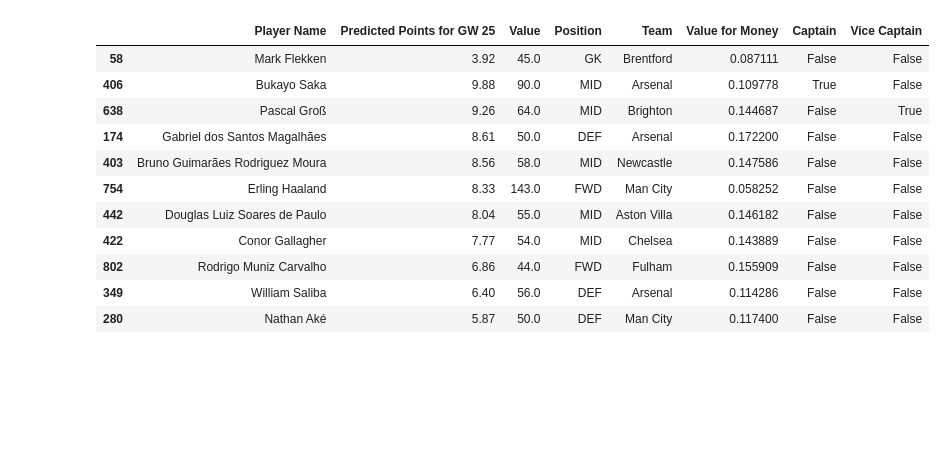
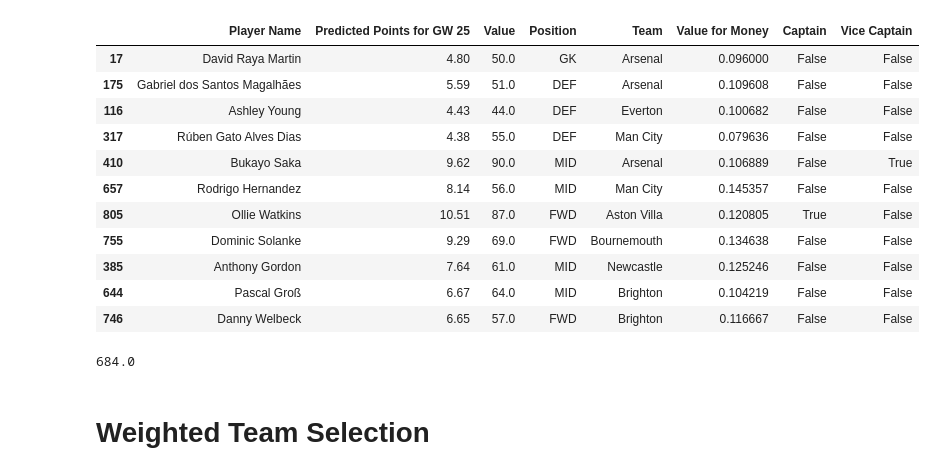
Before and after one commit to Emre-Akgul/Fantasy-Premier-League-Recommender-System, a Jupyter notebook: src/Team_Selection.ipynb, the cells around one changed output. Drawn from its saved outputs; the diff is of its cells as text; code cells hidden in the pictures; blank space fills up the shorter version.

Commit message:
Added GW24 Updated Team Selection
Eleven and substitutes now selected in different manner.

```diff
--- a/src/Team_Selection.ipynb
+++ b/src/Team_Selection.ipynb
@@ -136,6 +142,6 @@ Name: Predicted Points for GW 25, Length: 261, dtype: float64
 # %%
 # Adjust the target gameweek for training to 24
-training_target_gw = 24
+training_target_gw = 25
 
 # Prepare features for goalkeepers up to the 24th gameweek
 goalkeeper_features_up_to_24 = create_midfielder_features(gw_data_frames, training_target_gw - 1)
@@ -152,12 +158,14 @@ common_indices_train = goalkeeper_features_up_to_24.index.intersection(y_train.i
 X_train_filtered = goalkeeper_features_up_to_24.loc[common_indices_train]
 y_train_filtered = y_train.loc[common_indices_train]
 
+y_train_no_duplicates = y_train_filtered[~y_train_filtered.index.duplicated(keep='first')]
+
 # Train the Random Forest model with data up to the 24th gameweek
 rf_model = RandomForestRegressor(n_estimators=100, random_state=42)
-rf_model.fit(X_train_filtered, y_train_filtered.values.ravel())
+rf_model.fit(X_train_filtered, y_train_no_duplicates.values.ravel())
 
 # Now, prepare features for the 25th gameweek using data up to the 24th
-goalkeeper_features_up_to_24 = create_midfielder_features(gw_data_frames, 24)
+goalkeeper_features_up_to_24 = create_midfielder_features(gw_data_frames, training_target_gw)
 
 # Since we do not have actual points for the 25th gameweek yet, we use the features to predict
 # No need to prepare a target variable (y) for the 25th gameweek as we are predicting it
@@ -190,6 +198,6 @@ Name: Predicted Points for GW 25, Length: 357, dtype: float64
 # %%
 # Adjust the target gameweek for training to 24
-training_target_gw = 24
+training_target_gw = 25
 
 # Prepare features for goalkeepers up to the 24th gameweek
 goalkeeper_features_up_to_24 = create_forward_features(gw_data_frames, training_target_gw - 1)
@@ -206,12 +214,14 @@ common_indices_train = goalkeeper_features_up_to_24.index.intersection(y_train.i
 X_train_filtered = goalkeeper_features_up_to_24.loc[common_indices_train]
 y_train_filtered = y_train.loc[common_indices_train]
 
+y_train_no_duplicates = y_train_filtered[~y_train_filtered.index.duplicated(keep='first')]
+
 # Train the Random Forest model with data up to the 24th gameweek
 rf_model = RandomForestRegressor(n_estimators=100, random_state=42)
-rf_model.fit(X_train_filtered, y_train_filtered.values.ravel())
+rf_model.fit(X_train_filtered, y_train_no_duplicates.values.ravel())
 
 # Now, prepare features for the 25th gameweek using data up to the 24th
-goalkeeper_features_up_to_24 = create_forward_features(gw_data_frames, 24)
+goalkeeper_features_up_to_24 = create_forward_features(gw_data_frames, 25)
 
 # Since we do not have actual points for the 25th gameweek yet, we use the features to predict
 # No need to prepare a target variable (y) for the 25th gameweek as we are predicting it
@@ -284,5 +294,5 @@ all_predictions_df
 # %%
-current_gw = 24
+current_gw = 25
 current_gw_data = gw_data_frames[current_gw]
 # %%
 current_gw_data
@@ -302,0 +313,5 @@ current_gw_data
+# %%
+current_gw_data = current_gw_data.drop_duplicates(subset='name', keep='first').set_index('name')
+current_gw_data = current_gw_data.reset_index()
+
+current_gw_data
@@ -465,26 +494,37 @@ selected_players_data
 # %%
 best_gk = selected_players_data[selected_players_data['Position'] == 'GK'].nlargest(1, 'Predicted Points for GW 25')
-best_ten = selected_players_data[selected_players_data['Position'] != 'GK'].nlargest(10, 'Predicted Points for GW 25')
+best_defenders = selected_players_data[selected_players_data['Position'] == 'DEF'].nlargest(3, 'Predicted Points for GW 25')
+best_midfielders = selected_players_data[selected_players_data['Position'] == 'MID'].nlargest(2, 'Predicted Points for GW 25')
+best_forward = selected_players_data[selected_players_data['Position'] == 'FWD'].nlargest(1, 'Predicted Points for GW 25')
 
-best_eleven = pd.concat([best_gk, best_ten])
+# Select last 4 from the players with highest predicted points that are not in best_gk, best_defenders, best_midfielders, best_forward
+best_four = selected_players_data[~selected_players_data['Player Name'].isin(pd.concat([best_gk, best_defenders, best_midfielders, best_forward])['Player Name'])].nlargest(4, 'Predicted Points for GW 25')
+
+best_eleven = pd.concat([best_gk, best_defenders, best_midfielders, best_forward, best_four])
 
 best_eleven["Captain"] = False
 best_eleven["Vice Captain"] = False
 
 best_eleven.loc[best_eleven['Predicted Points for GW 25'].idxmax(), 'Captain'] = True
 best_eleven.loc[best_eleven[best_eleven["Captain"] == False]['Predicted Points for GW 25'].idxmax(), 'Vice Captain'] = True
 
 best_eleven
 # %% [output]
 |  | Player Name | Predicted Points for GW 25 | Value | Position | Team | Value for Money | Captain | Vice Captain |
-| 58 | Mark Flekken | 3.92 | 45.0 | GK | Brentford | 0.087111 | False | False |
-| 406 | Bukayo Saka | 9.88 | 90.0 | MID | Arsenal | 0.109778 | True | False |
-| 638 | Pascal Groß | 9.26 | 64.0 | MID | Brighton | 0.144687 | False | True |
-| 174 | Gabriel dos Santos Magalhães | 8.61 | 50.0 | DEF | Arsenal | 0.172200 | False | False |
-| 403 | Bruno Guimarães Rodriguez Moura | 8.56 | 58.0 | MID | Newcastle | 0.147586 | False | False |
-| 754 | Erling Haaland | 8.33 | 143.0 | FWD | Man City | 0.058252 | False | False |
-| 442 | Douglas Luiz Soares de Paulo | 8.04 | 55.0 | MID | Aston Villa | 0.146182 | False | False |
-| 422 | Conor Gallagher | 7.77 | 54.0 | MID | Chelsea | 0.143889 | False | False |
-| 802 | Rodrigo Muniz Carvalho | 6.86 | 44.0 | FWD | Fulham | 0.155909 | False | False |
-| 349 | William Saliba | 6.40 | 56.0 | DEF | Arsenal | 0.114286 | False | False |
-| 280 | Nathan Aké | 5.87 | 50.0 | DEF | Man City | 0.117400 | False | False |
+| 17 | David Raya Martin | 4.80 | 50.0 | GK | Arsenal | 0.096000 | False | False |
+| 175 | Gabriel dos Santos Magalhães | 5.59 | 51.0 | DEF | Arsenal | 0.109608 | False | False |
+| 116 | Ashley Young | 4.43 | 44.0 | DEF | Everton | 0.100682 | False | False |
+| 317 | Rúben Gato Alves Dias | 4.38 | 55.0 | DEF | Man City | 0.079636 | False | False |
+| 410 | Bukayo Saka | 9.62 | 90.0 | MID | Arsenal | 0.106889 | False | True |
+| 657 | Rodrigo Hernandez | 8.14 | 56.0 | MID | Man City | 0.145357 | False | False |
+| 805 | Ollie Watkins | 10.51 | 87.0 | FWD | Aston Villa | 0.120805 | True | False |
+| 755 | Dominic Solanke | 9.29 | 69.0 | FWD | Bournemouth | 0.134638 | False | False |
+| 385 | Anthony Gordon | 7.64 | 61.0 | MID | Newcastle | 0.125246 | False | False |
+| 644 | Pascal Groß | 6.67 | 64.0 | MID | Brighton | 0.104219 | False | False |
+| 746 | Danny Welbeck | 6.65 | 57.0 | FWD | Brighton | 0.116667 | False | False |
+# %%
+sum(best_eleven["Value"])
+# %% [output]
+684.0
+# %% [markdown]
+# Weighted Team Selection
```
Also changed, not shown: parts of 14 cells of this notebook, 2 other files.
